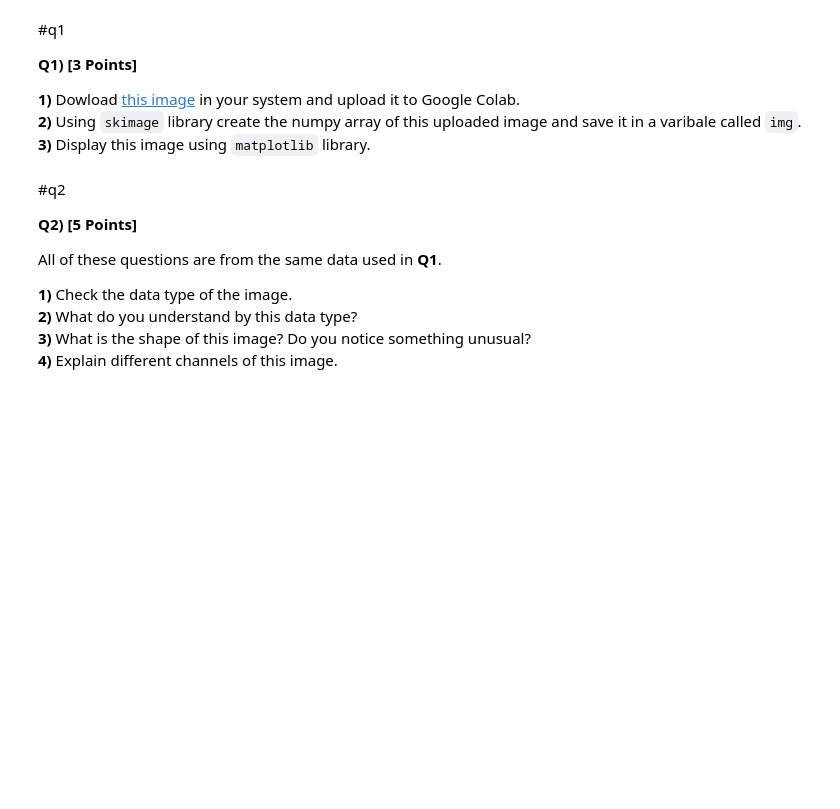
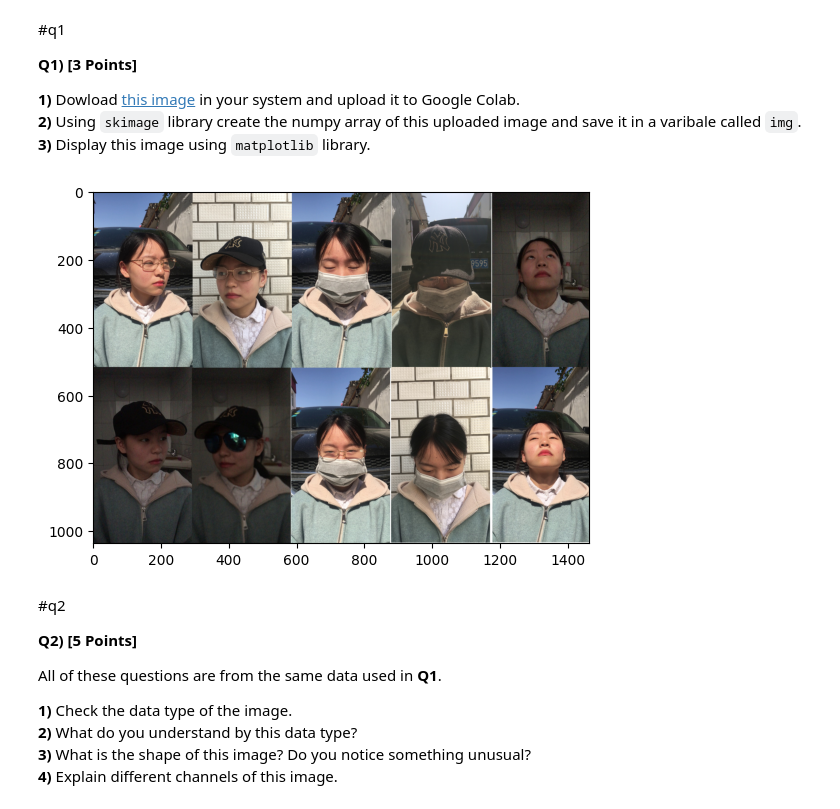
Before and after one commit to MauricioRPF/Spartificial_ML, a Jupyter notebook: W2_A.ipynb, the cells around one changed output. Saved outputs shown, nothing was run; the diff lists cells and outputs as text; code cells hidden in the pictures; blank space fills up the shorter version.

```diff
--- a/W2_A.ipynb
+++ b/W2_A.ipynb
@@ -19,16 +19,31 @@
 **2)** Using `skimage` library create the numpy array of this uploaded image and save it in a varibale called `img`.
 **3)** Display this image using `matplotlib` library.
 # %%
+#Q1)
+
 #a1
 
 # Import ALL the libraries that you will use in this code cell here
-
+import requests
+from skimage.io import imread
+import matplotlib.pyplot as plt
+import numpy as np
 
 # Store the image array in a variable called img
-img =
+url ='https://github.com/MauricioRPF/Spartificial_ML/blob/main/W2_Content_Assignment.png?raw=true'
+
+response = requests.get(url)
+with open('W2_Content_Assignment.jpg', 'wb') as file:
+    file.write(response.content)
+
+img = imread('W2_Content_Assignment.jpg')
 
 
 # Display the image
+plt.imshow(img)
+plt.show()
+# %% [output]
+[figure, added]
 # %% [markdown]
 #q2
 
```
Also changed, not shown: parts of 1 cell of this notebook.
